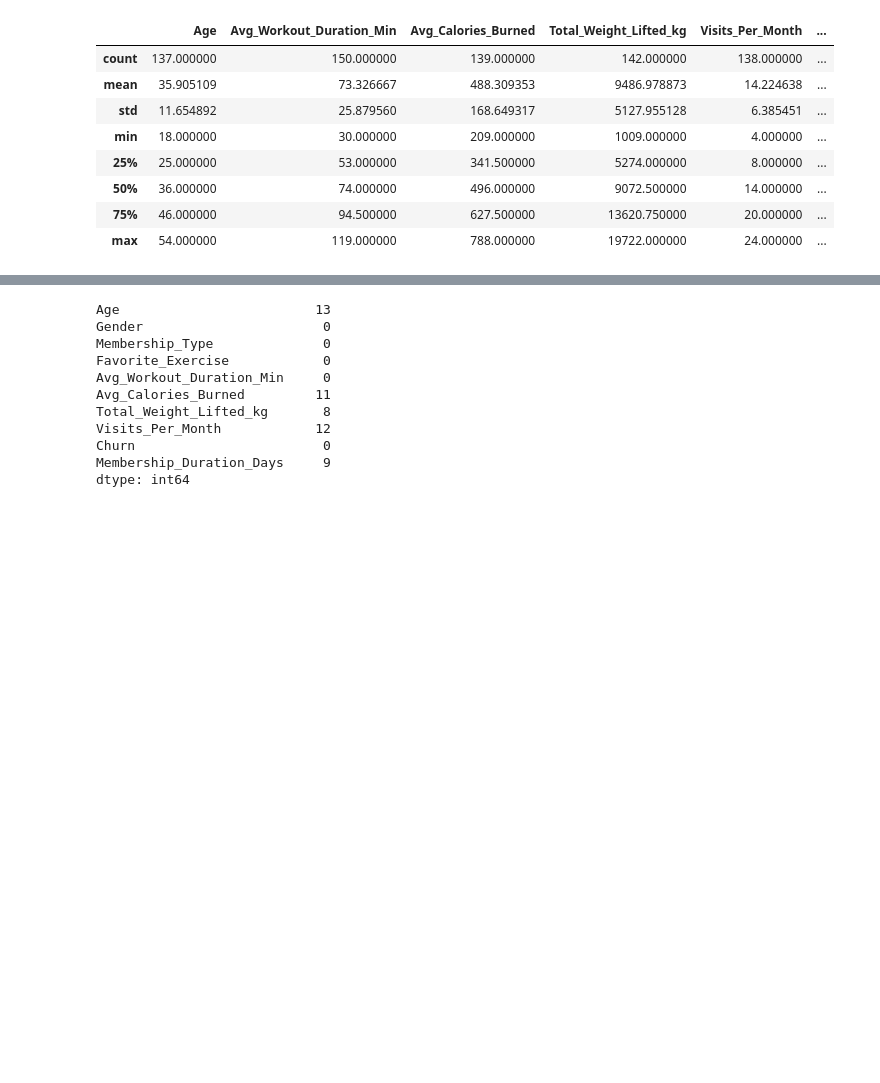
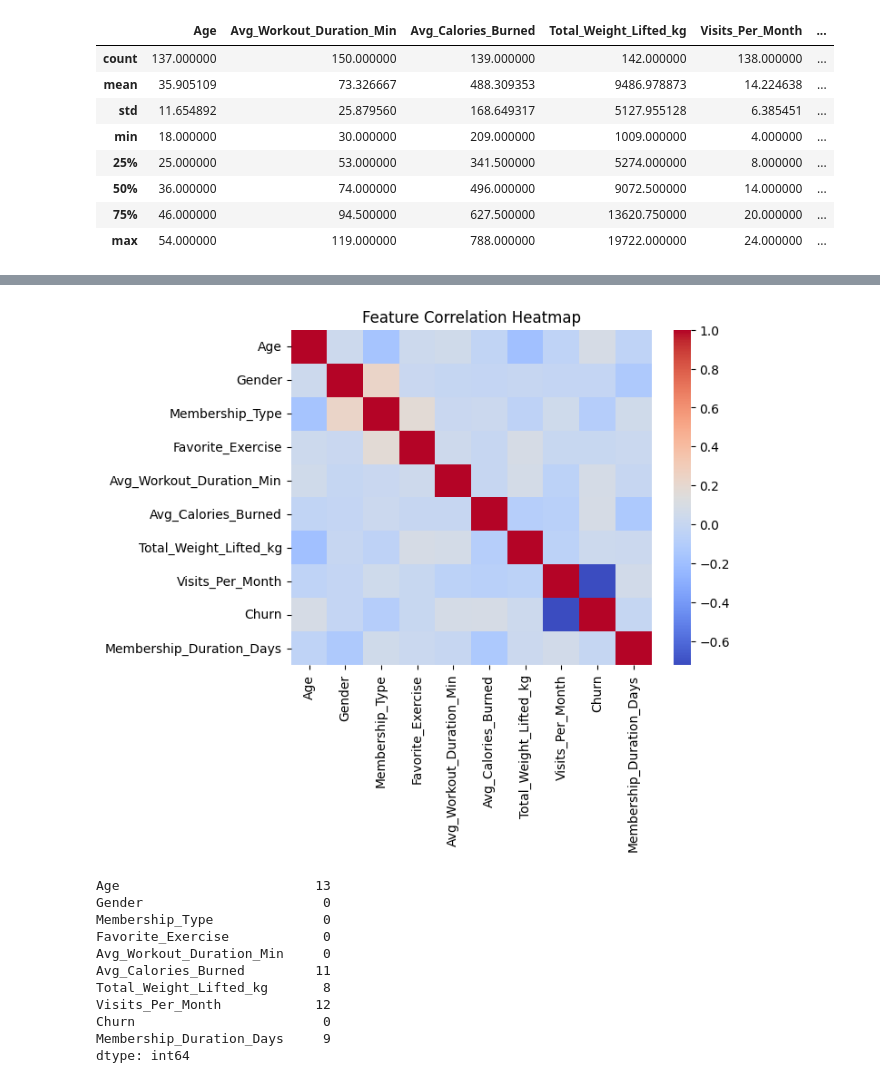
Before and after one commit to DragonsOfTarkir/CMPSC-446-Gym-Churn-Prediction, a Jupyter notebook: gym-churn-prediction/notebooks/churn_analysis.ipynb, the cells around one changed output, grey strips where cells are left out. Cells and saved outputs as stored; diff of their text form; code cells hidden in the pictures; blank space fills up the shorter version.

```diff
--- a/gym-churn-prediction/notebooks/churn_analysis.ipynb
+++ b/gym-churn-prediction/notebooks/churn_analysis.ipynb
@@ -70,3 +82,12 @@ df.describe()
+# %%
+# Correlation heatmap for numeric features
+numeric_df = df.select_dtypes(include=[np.number])
+sns.heatmap(numeric_df.corr(), annot=False, cmap="coolwarm")
+plt.title("Feature Correlation Heatmap")
+plt.savefig("../results/figures/correlation_heatmap.png")
+plt.show()
+# %% [output]
+[figure, added]
 # %%
 df.isnull().sum()
 # %% [output]
```
Also changed, not shown: parts of 11 cells of this notebook, 2 other files.
